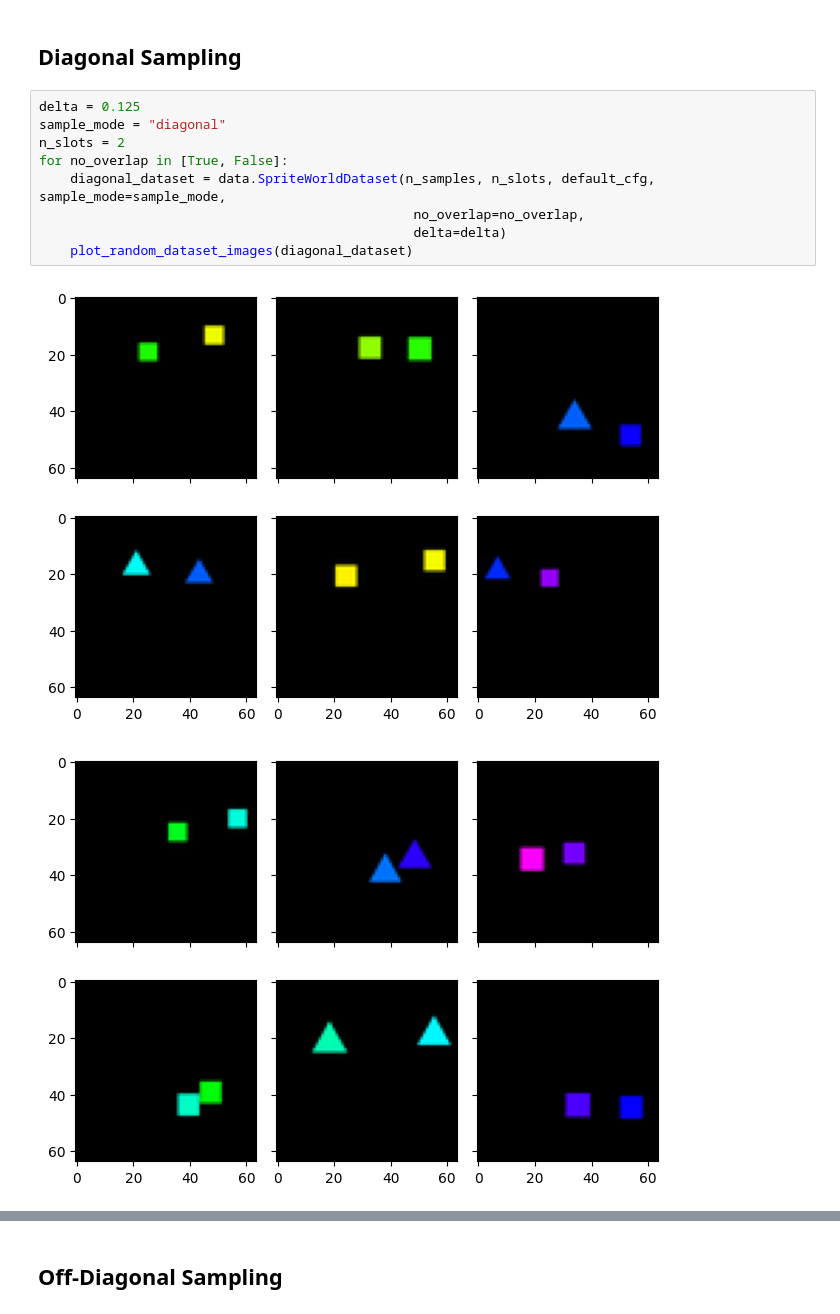
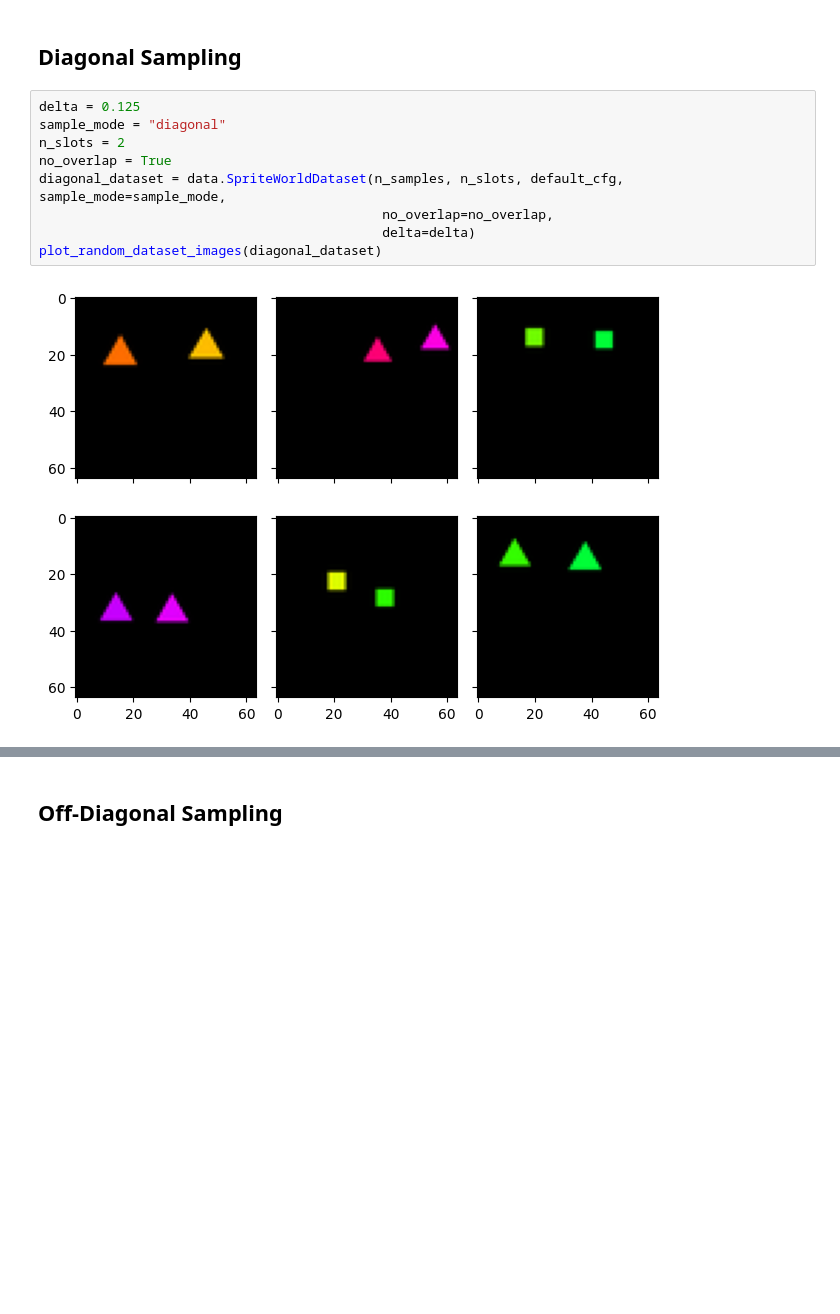
Before and after one commit to brendel-group/objects-compositional-generalization, a Jupyter notebook: notebooks/Sprite-World Dataset Example.ipynb, the cells around one changed output, grey strips where cells are left out. Saved outputs shown, nothing was run; the diff lists cells and outputs as text; blank space fills up the shorter version.

```diff
--- a/notebooks/Sprite-World Dataset Example.ipynb
+++ b/notebooks/Sprite-World Dataset Example.ipynb
@@ -35,12 +61,11 @@ plot_random_dataset_images(random_dataset)
 # %%
 delta = 0.125
 sample_mode = "diagonal"
 n_slots = 2
-for no_overlap in [True, False]:
-    diagonal_dataset = data.SpriteWorldDataset(n_samples, n_slots, default_cfg, sample_mode=sample_mode,
-                                                no_overlap=no_overlap,
-                                                delta=delta)
-    plot_random_dataset_images(diagonal_dataset)
+no_overlap = True
+diagonal_dataset = data.SpriteWorldDataset(n_samples, n_slots, default_cfg, sample_mode=sample_mode,
+                                            no_overlap=no_overlap,
+                                            delta=delta)
+plot_random_dataset_images(diagonal_dataset)
 # %% [output]
-[figure, old version]
+[figure, new version]
-[figure, removed]
```
Also changed, not shown: parts of 5 cells of this notebook, 1 other file.
